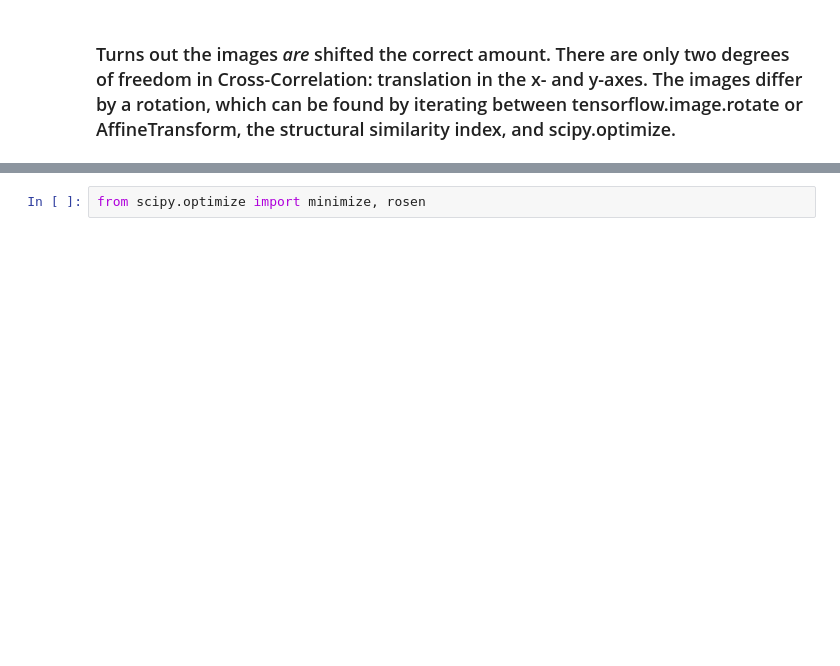
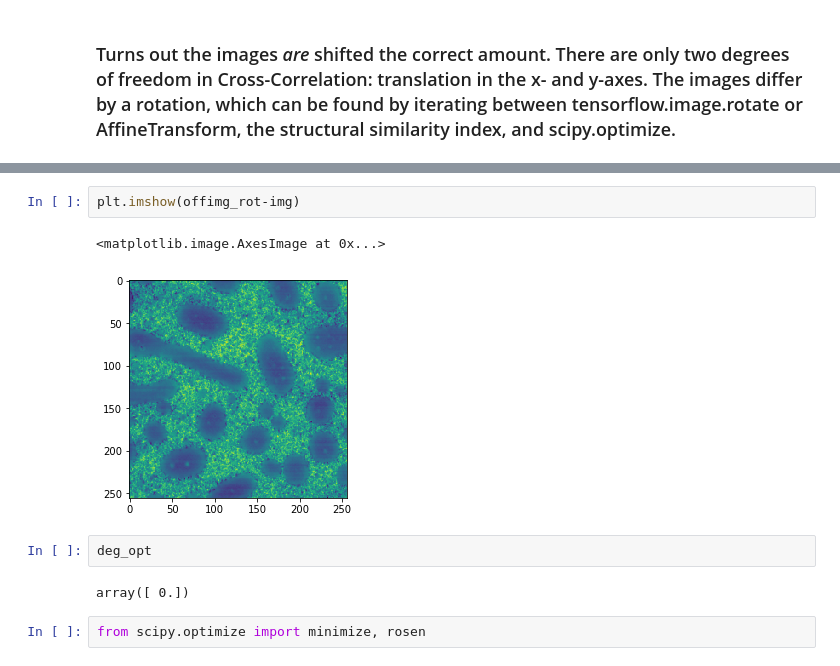
Before and after one commit to kongjy/hyperAFM, a Jupyter notebook: Notebooks/ImageAlignment.ipynb, the cells around one changed output, grey strips where cells are left out. Cells and saved outputs as stored; diff of their text form; blank space fills up the shorter version.

```diff
--- a/Notebooks/ImageAlignment.ipynb
+++ b/Notebooks/ImageAlignment.ipynb
@@ -678,2 +713,11 @@ TypeError: 'module' object is not callable
+# %%
+plt.imshow(offimg_rot-img)
+# %% [output]
+<matplotlib.image.AxesImage at 0x...>
+[figure, added]
+# %%
+deg_opt
+# %% [output]
+array([ 0.])
 # %%
 from scipy.optimize import minimize, rosen
```
Also changed, not shown: parts of 27 cells of this notebook.
